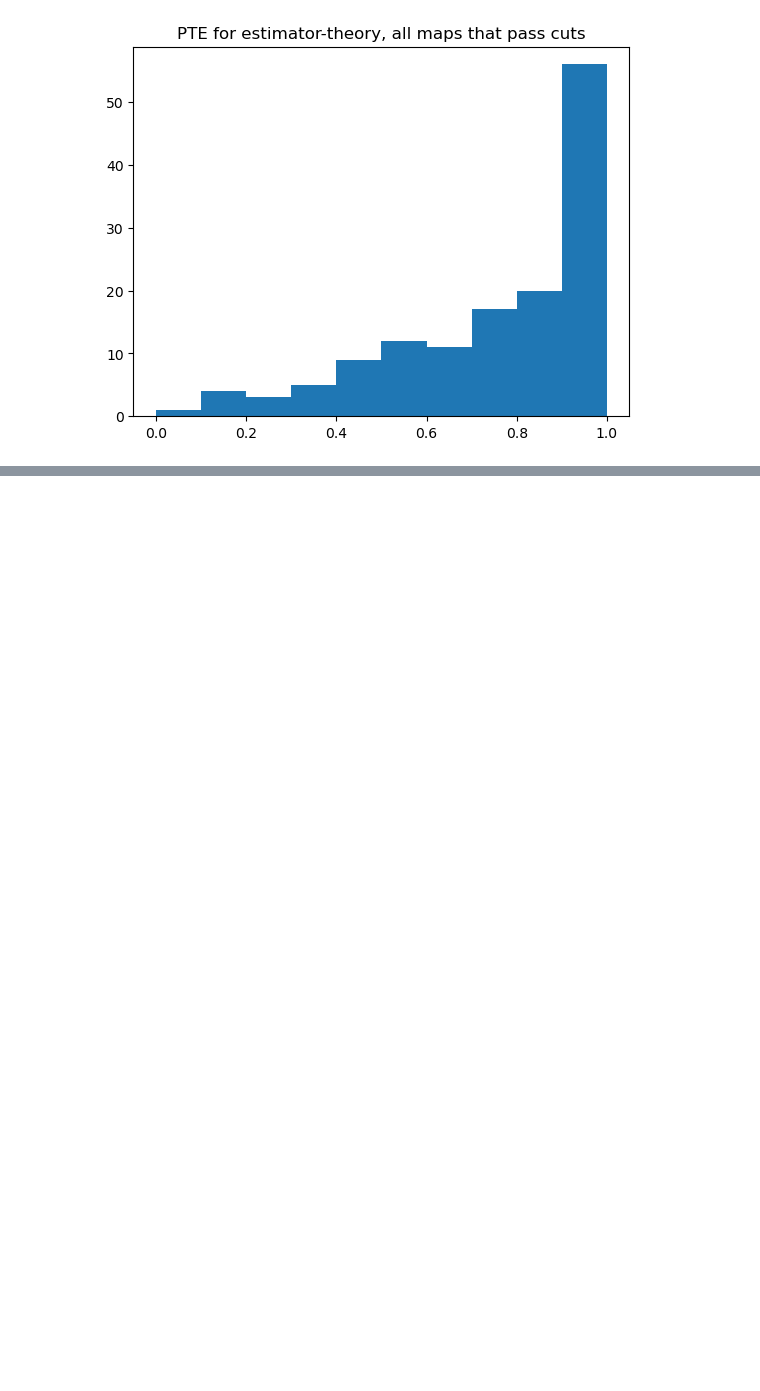
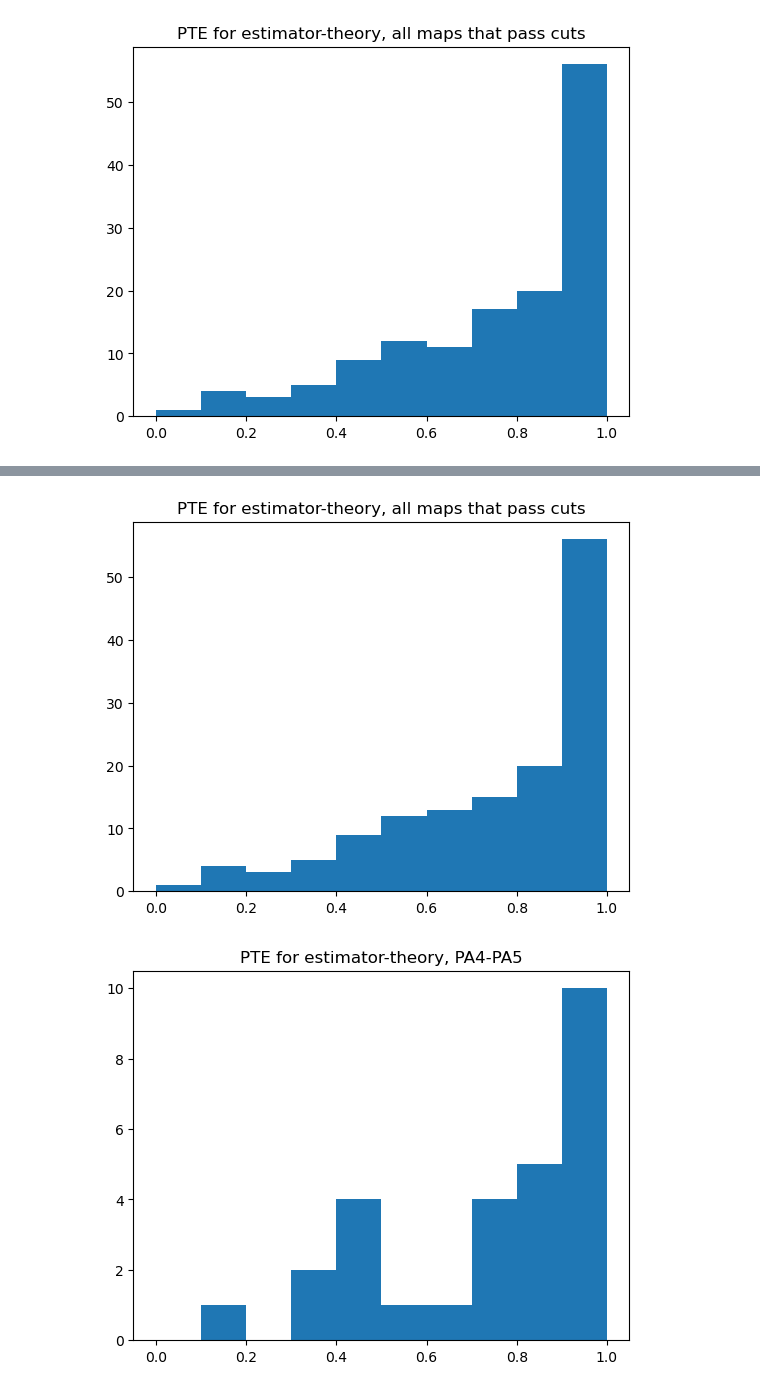
Before and after one commit to zhuber21/act-axion-analysis, a Jupyter notebook: notebooks/array_diff_larger_set_20250124.ipynb, the cells around one changed output, grey strips where cells are left out. Drawn from its saved outputs; the diff is of its cells as text; code cells hidden in the pictures; blank space fills up the shorter version.

```diff
--- a/notebooks/array_diff_larger_set_20250124.ipynb
+++ b/notebooks/array_diff_larger_set_20250124.ipynb
@@ -275,0 +342,24 @@ estimators[pair[0]].shape
+# %%
+# Breaking out the PTE by array for this null test
+plt.hist(pte_good_maps,bins=10,range=(0.0,1.0))
+plt.title("PTE for estimator-theory, all maps that pass cuts")
+plt.show()
+plt.close()
+# PA4-PA5
+plt.hist(pte_good_maps[pa4pa5_indices],bins=10,range=(0.0,1.0))
+plt.title("PTE for estimator-theory, PA4-PA5")
+plt.show()
+plt.close()
+# PA4-PA6
+plt.hist(pte_good_maps[pa4pa6_indices],bins=10,range=(0.0,1.0))
+plt.title("PTE for estimator-theory, PA4-PA6")
+plt.show()
+plt.close()
+# PA5-PA6
+plt.hist(pte_good_maps[pa5pa6_indices],bins=10,range=(0.0,1.0))
+plt.title("PTE for estimator-theory, PA5-PA6")
+plt.show()
+plt.close()
+# %% [output]
+[figure, added]
+[figure, added]
```
Also changed, not shown: parts of 8 cells of this notebook, 1 other file.
